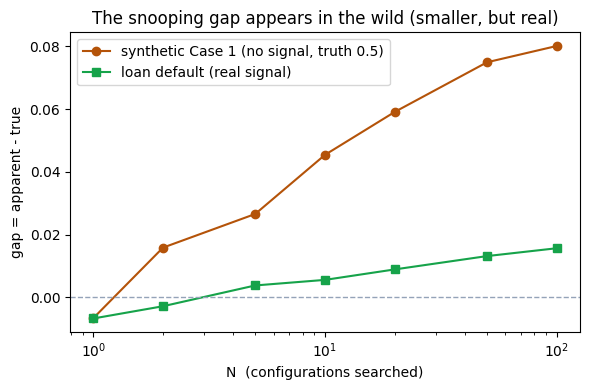
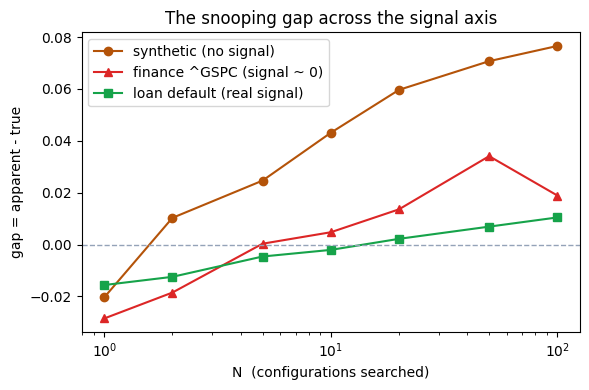
Unified diff of the notebook cell whose output changed from the first chart to the second:
--- before
+++ after
@@ -1,25 +1,25 @@
-# Synthetic Case 1 (truth = 0.5, no signal) and real loan data, through the SAME machine.
-syn = synthetic_splits(1, 20, 0.0, [1000, 200, 20000])
-gap_syn = sweep(syn, N_values, np.random.default_rng(0), R=20, epochs=40)
+# The SAME machine on three providers across the signal axis:
+#   synthetic (no signal) - loan (real signal) - finance (signal ~ 0).
+gap_syn = sweep(synthetic_splits(1, 20, 0.0, [1000, 200, 20000]), N_values, np.random.default_rng(0), R=R, epochs=40)
 
-X, y = load_loan()
-loan = loan_provider(X, y, [1500, 200, 8000])
-gap_loan = sweep(loan, N_values, np.random.default_rng(0), R=20, epochs=60)
+Xl, yl = load_loan()
+gap_loan = sweep(loan_provider(Xl, yl, [1500, 200, 8000]), N_values, np.random.default_rng(0), R=R, epochs=60)
 
-g_syn  = [gap_syn[N]['gap']  for N in N_values]
-g_loan = [gap_loan[N]['gap'] for N in N_values]
+Xf, yf, rf = load_finance()
+gap_fin = sweep(finance_provider(Xf, yf, [1500, 200, 1000]), N_values, np.random.default_rng(0), R=R, epochs=50)
 
 fig, ax = plt.subplots(figsize=(6, 4))
-ax.plot(N_values, g_syn,  'o-', color='#b45309', label='synthetic Case 1 (no signal, truth 0.5)')
-ax.plot(N_values, g_loan, 's-', color='#16a34a', label='loan default (real signal)')
-ax.axhline(0, ls='--', lw=1, color='#94a3b8')
-ax.set_xscale('log')
-ax.set_xlabel('N  (configurations searched)'); ax.set_ylabel('gap = apparent - true')
-ax.set_title('The snooping gap appears in the wild (smaller, but real)')
+ax.plot(N_values, [gap_syn[N]["gap"]  for N in N_values], "o-", color="#b45309", label="synthetic (no signal)")
+ax.plot(N_values, [gap_fin[N]["gap"]  for N in N_values], "^-", color="#dc2626", label="finance ^GSPC (signal ~ 0)")
+ax.plot(N_values, [gap_loan[N]["gap"] for N in N_values], "s-", color="#16a34a", label="loan default (real signal)")
+ax.axhline(0, ls="--", lw=1, color="#94a3b8")
+ax.set_xscale("log")
+ax.set_xlabel("N  (configurations searched)"); ax.set_ylabel("gap = apparent - true")
+ax.set_title("The snooping gap across the signal axis")
 ax.legend(); fig.tight_layout()
-fig.savefig(os.path.join(ROOT, 'figures', 'gap_synth_vs_loan.svg'))
+fig.savefig(os.path.join(ROOT, "figures", "gap_three_datasets.svg"))
 plt.show()
 
-print(f"{'N':>4}   gap synth   gap loan")
+print(f"{'N':>4}    synth     loan   finance")
 for N in N_values:
-    print(f'{N:>4}     {gap_syn[N]["gap"]:+.3f}      {gap_loan[N]["gap"]:+.3f}')
+    print(f"{N:>4}    {gap_syn[N]['gap']:+.3f}   {gap_loan[N]['gap']:+.3f}    {gap_fin[N]['gap']:+.3f}")

Commit: Refactor code structure for improved readability and maintainability